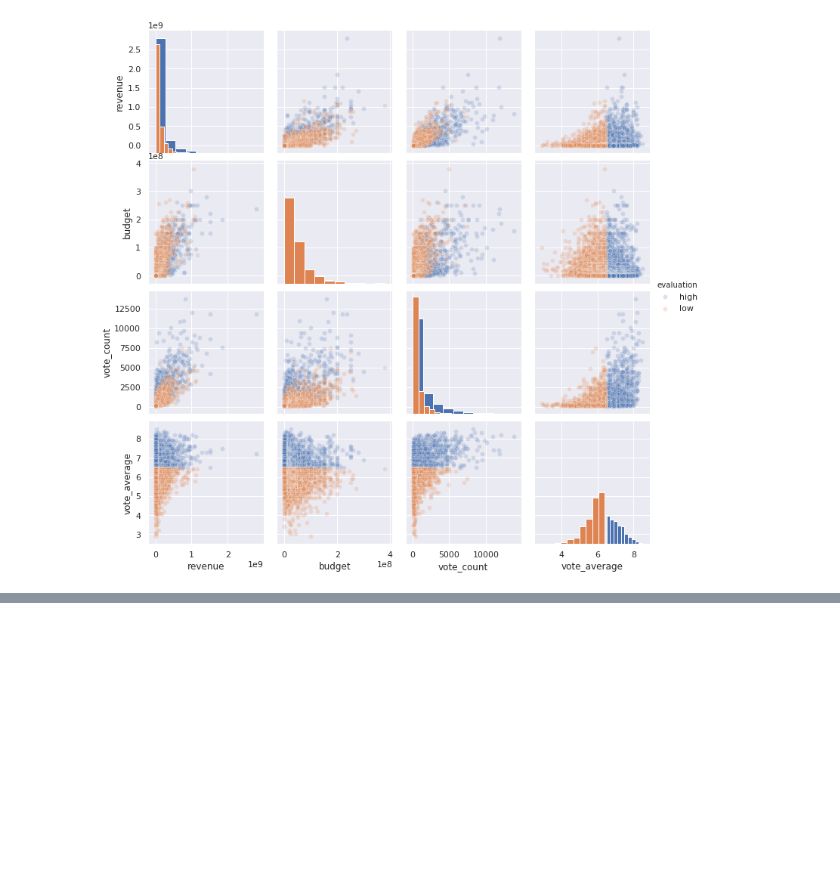
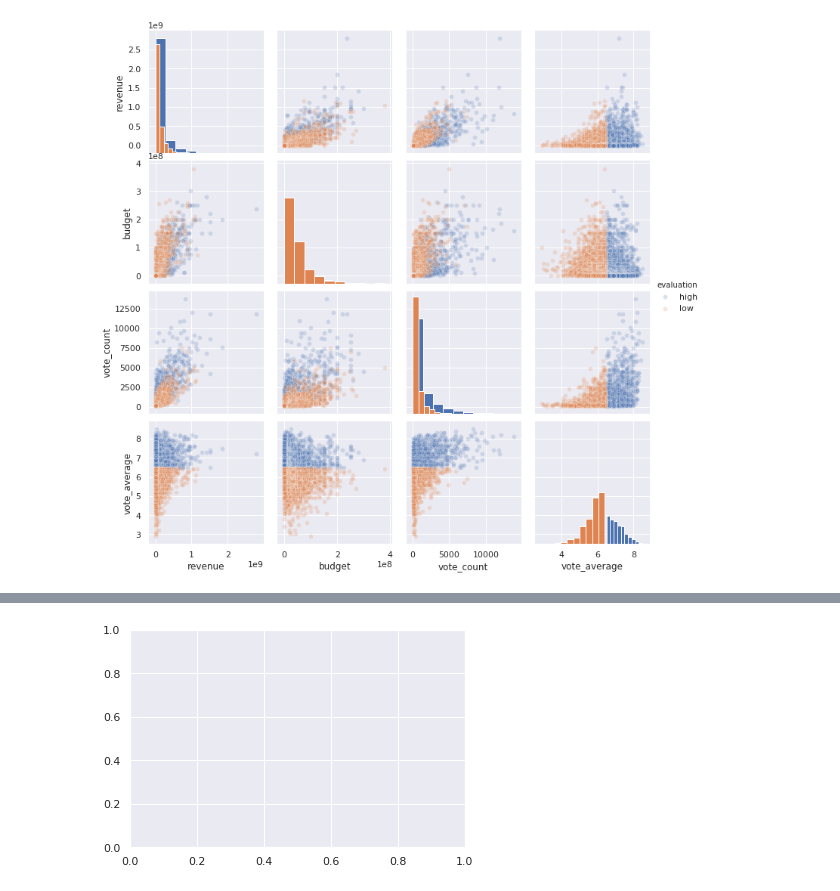
Before and after one commit to saka-21/python_coding, a Jupyter notebook: Seaborn.ipynb, the cells around one changed output, grey strips where cells are left out. Cells and saved outputs as stored; diff of their text form; code cells hidden in the pictures; blank space fills up the shorter version.

```diff
--- a/Seaborn.ipynb
+++ b/Seaborn.ipynb
@@ -66,0 +78,4 @@ sns.pairplot(df[['revenue', 'budget', 'vote_count', 'vote_average', 'evaluation'
+# %%
+fig, axes = plt.subplots()
+# %% [output]
+[figure, added]
```
Also changed, not shown: parts of 14 cells of this notebook.
